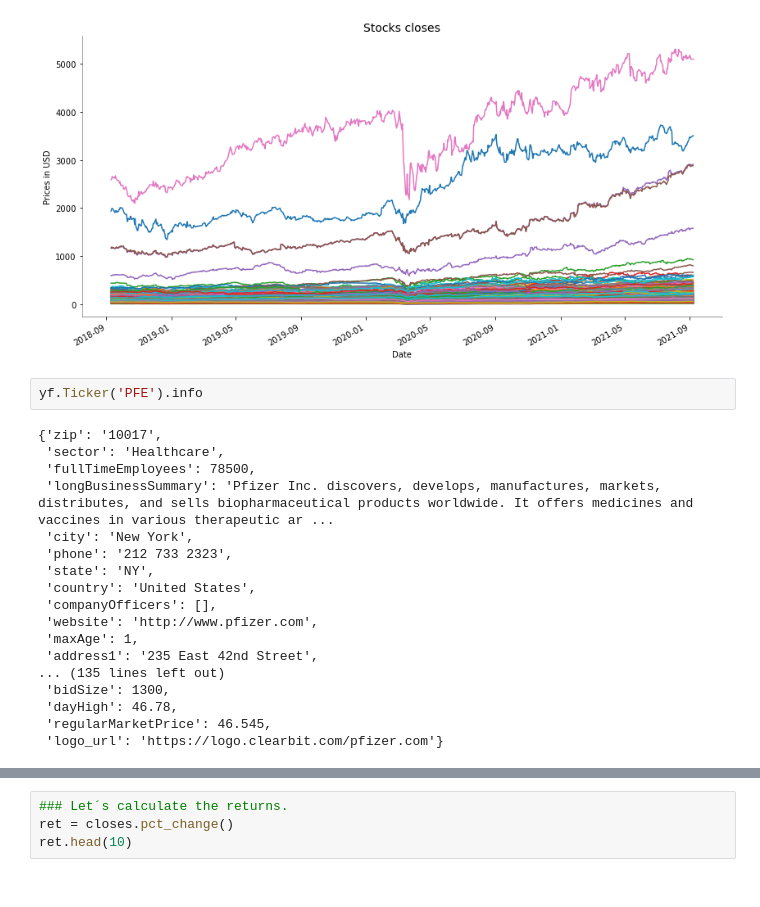
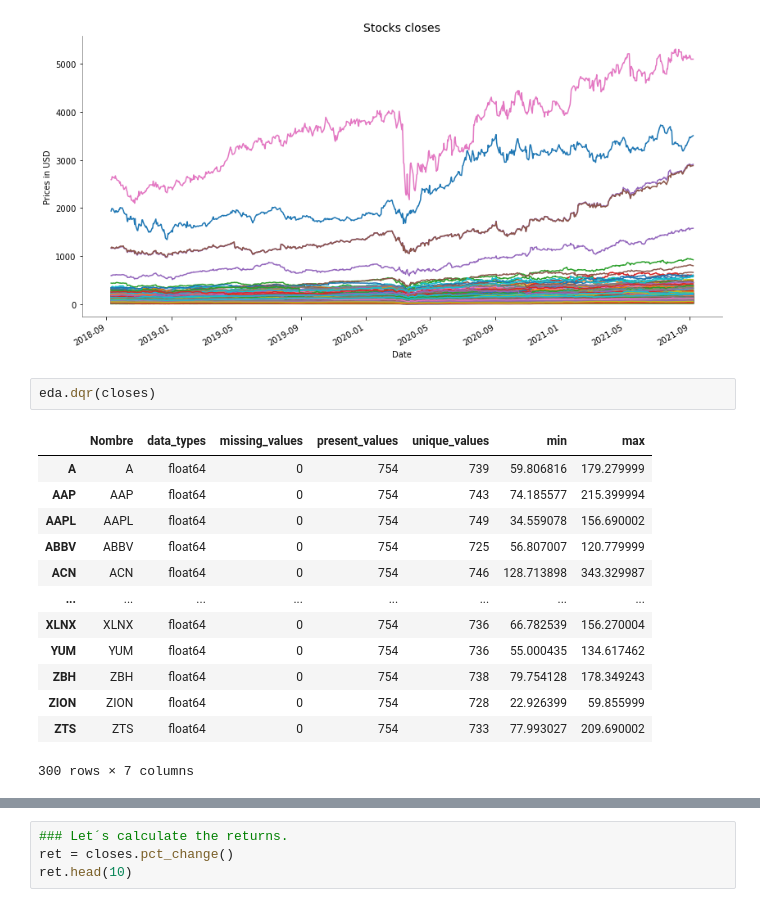
Before and after one commit to bmanica/Factset_Learning_PA, a Jupyter notebook: Optimal_portfolio_selection.ipynb, the cells around one changed output, grey strips where cells are left out. Drawn from its saved outputs; the diff is of its cells as text.

```diff
--- a/Optimal_portfolio_selection.ipynb
+++ b/Optimal_portfolio_selection.ipynb
@@ -144,23 +145,19 @@ plt.gca().spines["right"].set_alpha(0.0)
 plt.gca().spines["left"].set_alpha(0.5);
 # %% [output]
 [figure]
-# %%
-yf.Ticker('PFE').info
-# %% [output]
-{'zip': '10017',
- 'sector': 'Healthcare',
- 'fullTimeEmployees': 78500,
- 'longBusinessSummary': 'Pfizer Inc. discovers, develops, manufactures, markets, distributes, and sells biopharmaceutical products worldwide. It offers medicines and vaccines in various therapeutic ar ...
- 'city': 'New York',
- 'phone': '212 733 2323',
- 'state': 'NY',
- 'country': 'United States',
- 'companyOfficers': [],
- 'website': 'http://www.pfizer.com',
- 'maxAge': 1,
- 'address1': '235 East 42nd Street',
-... (135 lines left out)
- 'bidSize': 1300,
- 'dayHigh': 46.78,
- 'regularMarketPrice': 46.545,
- 'logo_url': 'https://logo.clearbit.com/pfizer.com'}
+# %%
+eda.dqr(closes)
+# %% [output]
+|  | Nombre | data_types | missing_values | present_values | unique_values | min | max |
+| A | A | float64 | 0 | 754 | 739 | 59.806816 | 179.279999 |
+| AAP | AAP | float64 | 0 | 754 | 743 | 74.185577 | 215.399994 |
+| AAPL | AAPL | float64 | 0 | 754 | 749 | 34.559078 | 156.690002 |
+| ABBV | ABBV | float64 | 0 | 754 | 725 | 56.807007 | 120.779999 |
+| ACN | ACN | float64 | 0 | 754 | 746 | 128.713898 | 343.329987 |
+| ... | ... | ... | ... | ... | ... | ... | ... |
+| XLNX | XLNX | float64 | 0 | 754 | 736 | 66.782539 | 156.270004 |
+| YUM | YUM | float64 | 0 | 754 | 736 | 55.000435 | 134.617462 |
+| ZBH | ZBH | float64 | 0 | 754 | 738 | 79.754128 | 178.349243 |
+| ZION | ZION | float64 | 0 | 754 | 728 | 22.926399 | 59.855999 |
+| ZTS | ZTS | float64 | 0 | 754 | 733 | 77.993027 | 209.690002 |
+300 rows × 7 columns
```
Also changed, not shown: parts of 3 cells of this notebook, 1 other file.
